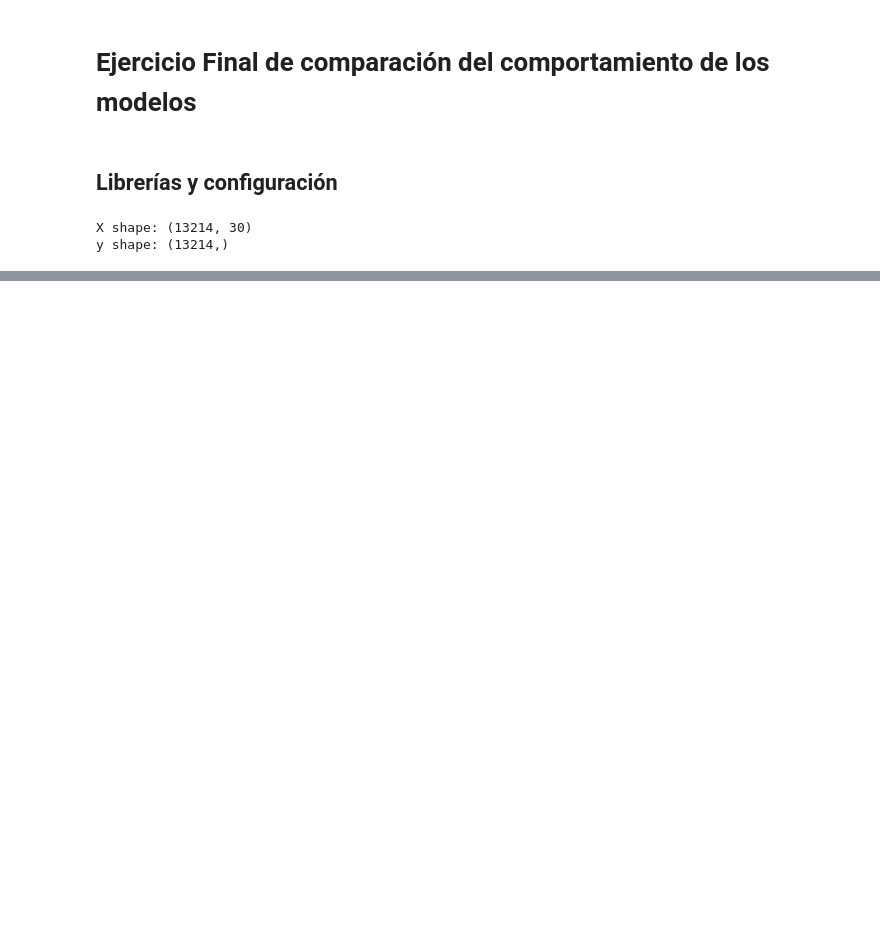
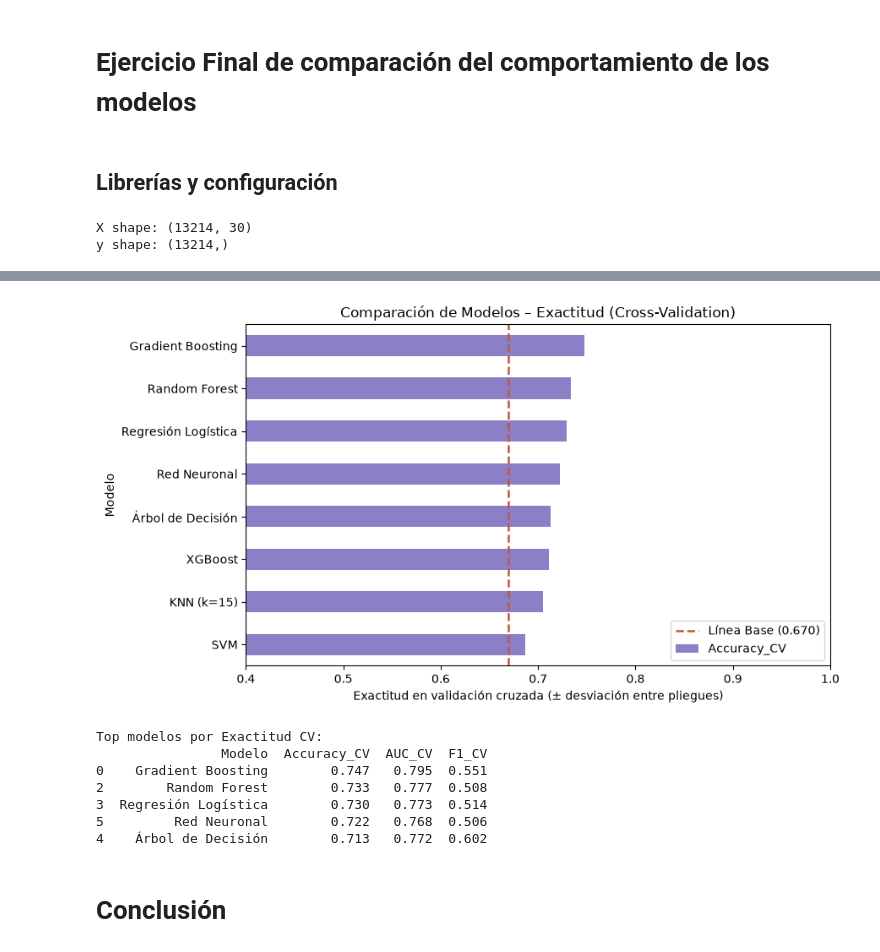
Before and after one commit to SantiagoYpes/final, a Jupyter notebook: final.ipynb, the cells around one changed output, grey strips where cells are left out. Saved outputs shown, nothing was run; the diff lists cells and outputs as text; code cells hidden in the pictures; blank space fills up the shorter version.

```diff
--- a/final.ipynb
+++ b/final.ipynb
@@ -242,0 +262,52 @@ plt.show()
+# %%
+orden = (
+    df_resultados[df_resultados["Modelo"] != "Línea Base"]
+    .sort_values("Accuracy_CV")
+    .set_index("Modelo")
+)
+
+linea_base_acc = df_resultados.loc[
+    df_resultados["Modelo"] == "Línea Base", "Accuracy_CV"
+].values[0]
+
+
+fig, ax = plt.subplots(figsize=(9, 5))
+
+orden["Accuracy_CV"].plot.barh(
+    xerr=orden.get("Accuracy_CV_std", 0),
+    color="#8B7FC7",
+    ax=ax,
+    xlim=(0.4, 1)
+)
+
+
+ax.axvline(linea_base_acc, color="#C8553D", ls="--", linewidth=1.8,
+           label=f"Línea Base ({linea_base_acc:.3f})")
+
+ax.set_xlabel("Exactitud en validación cruzada (± desviación entre pliegues)")
+ax.set_title("Comparación de Modelos – Exactitud (Cross-Validation)")
+ax.legend(loc="lower right")
+
+plt.tight_layout()
+plt.show()
+
+
+print("Top modelos por Exactitud CV:")
+print(
+    df_resultados[df_resultados["Modelo"] != "Línea Base"]
+    .sort_values("Accuracy_CV", ascending=False)
+    [["Modelo", "Accuracy_CV", "AUC_CV", "F1_CV"]]
+    .head(5)
+    .round(3)
+)
+# %% [output]
+[figure, added]
+Top modelos por Exactitud CV:
+                Modelo  Accuracy_CV  AUC_CV  F1_CV
+0    Gradient Boosting        0.747   0.795  0.551
+2        Random Forest        0.733   0.777  0.508
+3  Regresión Logística        0.730   0.773  0.514
+5         Red Neuronal        0.722   0.768  0.506
+4    Árbol de Decisión        0.713   0.772  0.602
+# %% [markdown]
+# Conclusión
```
Also changed, not shown: parts of 4 cells of this notebook, 5 other files.
